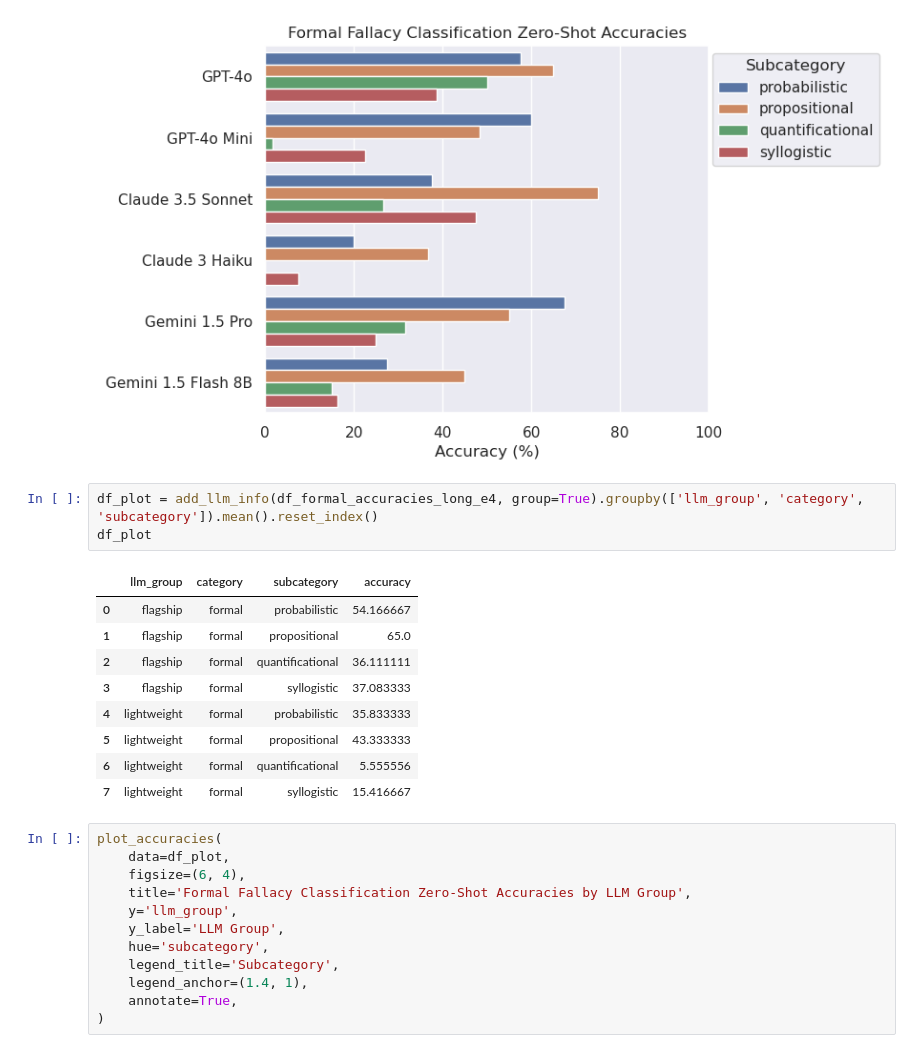
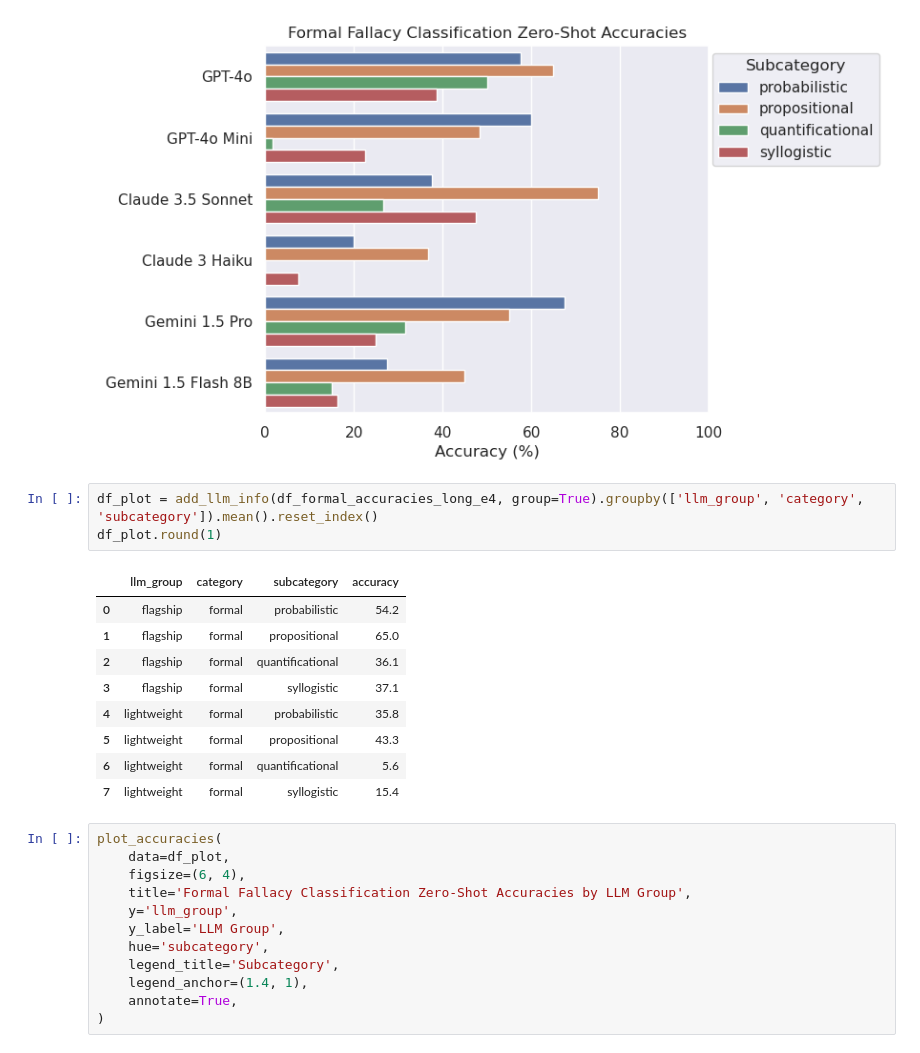
Before and after one commit to aimfeld/fallacy-detection, a Jupyter notebook: fallacy-classification.ipynb, the cells around one changed output. Cells and saved outputs as stored; diff of their text form.

```diff
--- a/fallacy-classification.ipynb
+++ b/fallacy-classification.ipynb
@@ -169,17 +172,17 @@ plot_accuracies(
 [figure]
 # %%
 df_plot = add_llm_info(df_formal_accuracies_long_e4, group=True).groupby(['llm_group', 'category', 'subcategory']).mean().reset_index()
-df_plot
+df_plot.round(1)
 # %% [output]
 |  | llm_group | category | subcategory | accuracy |
-| 0 | flagship | formal | probabilistic | 54.166667 |
+| 0 | flagship | formal | probabilistic | 54.2 |
 | 1 | flagship | formal | propositional | 65.0 |
-| 2 | flagship | formal | quantificational | 36.111111 |
-| 3 | flagship | formal | syllogistic | 37.083333 |
-| 4 | lightweight | formal | probabilistic | 35.833333 |
-| 5 | lightweight | formal | propositional | 43.333333 |
-| 6 | lightweight | formal | quantificational | 5.555556 |
-| 7 | lightweight | formal | syllogistic | 15.416667 |
+| 2 | flagship | formal | quantificational | 36.1 |
+| 3 | flagship | formal | syllogistic | 37.1 |
+| 4 | lightweight | formal | probabilistic | 35.8 |
+| 5 | lightweight | formal | propositional | 43.3 |
+| 6 | lightweight | formal | quantificational | 5.6 |
+| 7 | lightweight | formal | syllogistic | 15.4 |
 # %%
 plot_accuracies(
     data=df_plot,
```
Also changed, not shown: parts of 21 cells of this notebook, 7 other files.
